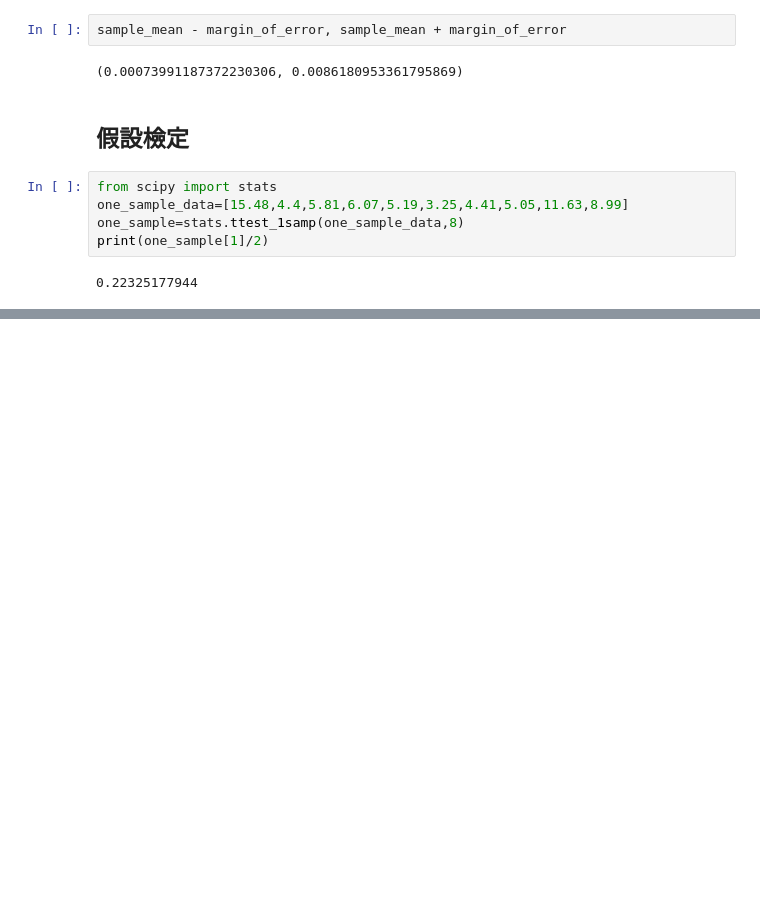
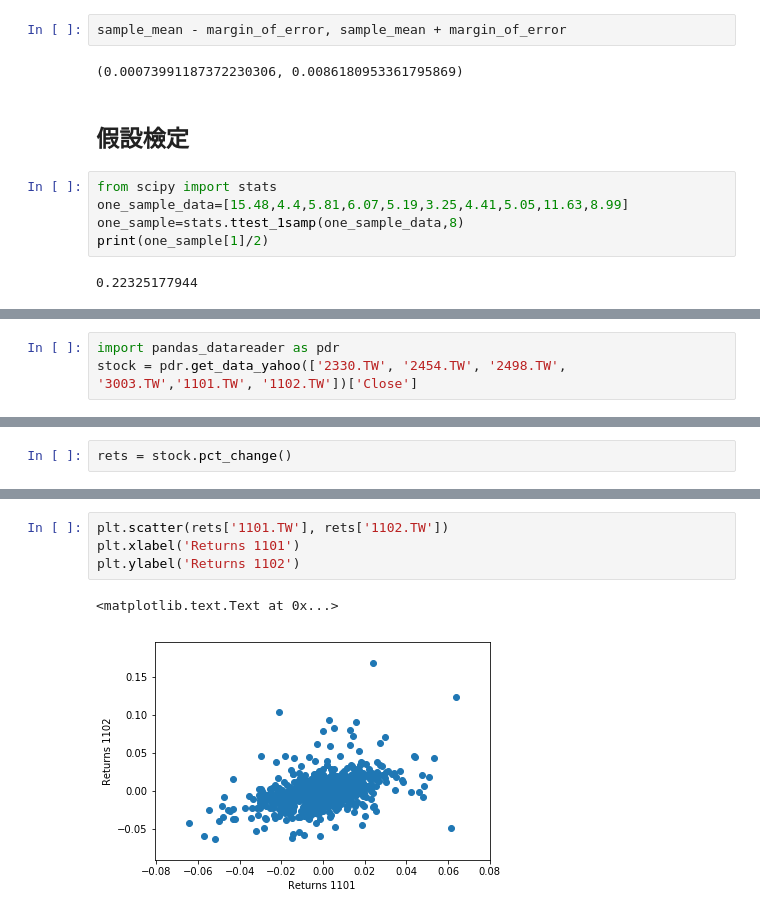
Before and after one commit to ywchiu/pyfintech, a Jupyter notebook: Demo20171019.ipynb, the cells around one changed output, grey strips where cells are left out. Cells and saved outputs as stored; diff of their text form; blank space fills up the shorter version.

```diff
--- a/Demo20171019.ipynb
+++ b/Demo20171019.ipynb
@@ -283,0 +517,3 @@ print(one_sample[1]/2)
+# %%
+import pandas_datareader as pdr
+stock = pdr.get_data_yahoo(['2330.TW', '2454.TW', '2498.TW', '3003.TW','1101.TW', '1102.TW'])['Close']
@@ -283,0 +530,2 @@ print(one_sample[1]/2)
+# %%
+rets = stock.pct_change()
@@ -283,0 +542,7 @@ print(one_sample[1]/2)
+# %%
+plt.scatter(rets['1101.TW'], rets['1102.TW'])
+plt.xlabel('Returns 1101')
+plt.ylabel('Returns 1102')
+# %% [output]
+<matplotlib.text.Text at 0x...>
+[figure, added]
```
Also changed, not shown: parts of 44 cells of this notebook.
